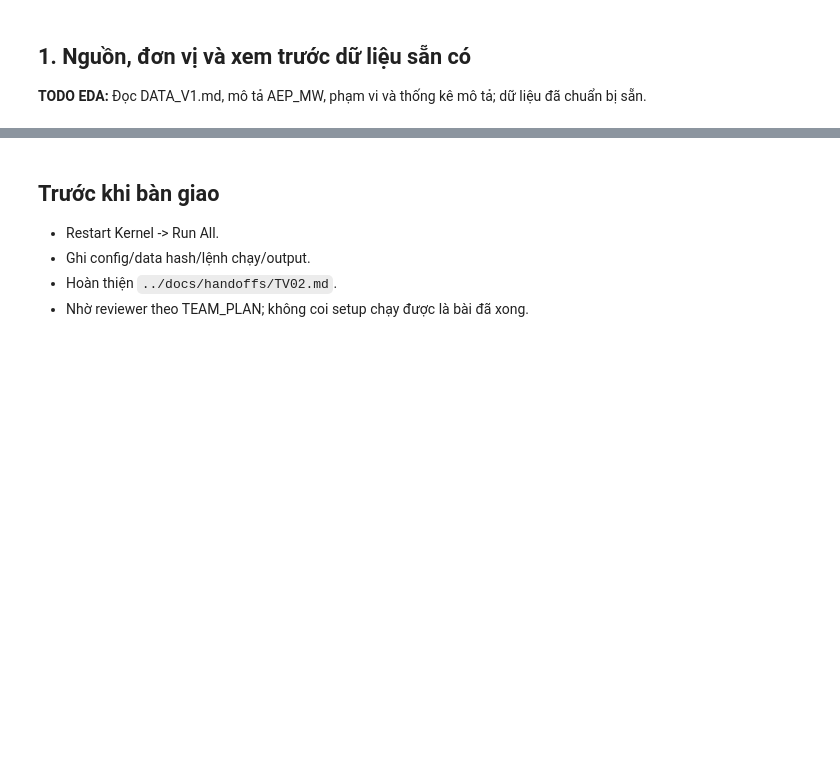
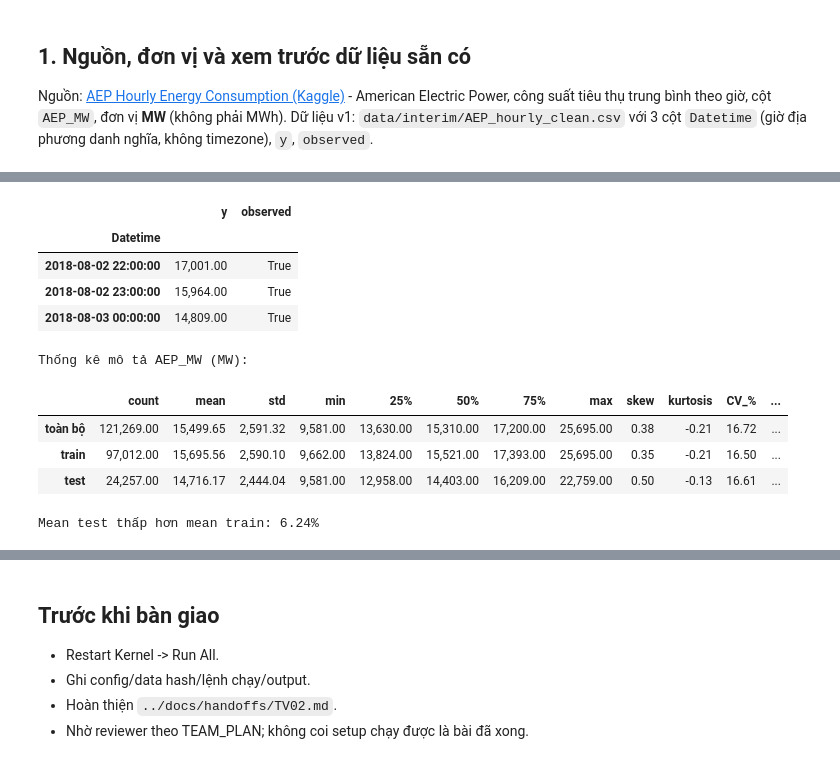
Before and after one commit to thvhieu/Time_series_lab3, a Jupyter notebook: notebooks/01_data_eda.ipynb, the cells around one changed output, grey strips where cells are left out. Saved outputs shown, nothing was run; the diff lists cells and outputs as text; code cells hidden in the pictures; blank space fills up the shorter version.

```diff
--- a/notebooks/01_data_eda.ipynb
+++ b/notebooks/01_data_eda.ipynb
@@ -30,7 +37,69 @@ print({"raw_rows": quality["raw_rows"], "train_rows": len(train),
 # %% [markdown]
 ## 1. Nguồn, đơn vị và xem trước dữ liệu sẵn có
 
-**TODO EDA:** Đọc DATA_V1.md, mô tả AEP_MW, phạm vi và thống kê mô tả; dữ liệu đã chuẩn bị sẵn.
+Nguồn: [AEP Hourly Energy Consumption (Kaggle)](https://www.kaggle.com/datasets/robikscube/hourly-energy-consumption?select=AEP_hourly.csv) - American Electric Power, công suất tiêu thụ trung bình theo giờ, cột `AEP_MW`, đơn vị **MW** (không phải MWh). Dữ liệu v1: `data/interim/AEP_hourly_clean.csv` với 3 cột `Datetime` (giờ địa phương danh nghĩa, không timezone), `y`, `observed`.
 # %%
-# TODO: viết code tái tạo phần này và lưu output đúng hợp đồng.
-# TODO: bổ sung nhận xét dựa trên kết quả chạy thật.
+import platform
+import numpy as np
+import pandas as pd
+import matplotlib
+import matplotlib.pyplot as plt
+from IPython.display import display
+
+pd.set_option("display.float_format", lambda v: f"{v:,.2f}")
+plt.rcParams.update({"figure.dpi": 100, "axes.grid": True, "grid.alpha": 0.3,
+                     "axes.spines.top": False, "axes.spines.right": False})
+FIG = ROOT / "reports/figures"
+TAB = ROOT / "reports/tables"
+FIG.mkdir(parents=True, exist_ok=True)
+TAB.mkdir(parents=True, exist_ok=True)
+SAVED = []
+
+def save_fig(fig, name):
+    fig.savefig(FIG / name, dpi=120, bbox_inches="tight")
+    SAVED.append(f"reports/figures/{name}")
+
+def save_tab(df, name):
+    df.to_csv(TAB / name, float_format="%.3f", encoding="utf-8")
+    SAVED.append(f"reports/tables/{name}")
+
+# Chuỗi target theo trục giờ danh nghĩa (NaN ở giờ thiếu được giữ nguyên)
+cut = pd.Timestamp(cfg["test_start"])
+s_all = frame["y"]
+s_train = s_all[s_all.index < cut]
+s_test = s_all[s_all.index >= cut]
+
+overview = pd.Series({
+    "Nguồn": quality["source_url"],
+    "Đơn vị": quality["unit"],
+    "Từ": quality["start"], "Đến": quality["end"],
+    "Dòng CSV gốc": quality["raw_rows"],
+    "Timestamp trùng (dòng)": quality["duplicate_timestamp_rows"],
+    "Giờ trục danh nghĩa": quality["grid_rows"],
+    "Giờ có target": quality["observed_targets"],
+    "Giờ thiếu target": quality["missing_nominal_hours"],
+    "test_start": cfg["test_start"],
+    "Train (giờ / có target)": f"{len(s_train):,} / {s_train.notna().sum():,}",
+    "Test (giờ / có target)": f"{len(s_test):,} / {s_test.notna().sum():,}",
+}, name="Giá trị")
+display(overview.to_frame())
+display(frame.head(3))
+display(frame.tail(3))
+
+def describe(s):
+    d = s.describe().astype(object)
+    d["skew"] = s.skew()
+    d["kurtosis"] = s.kurt()
+    d["CV_%"] = 100 * s.std() / s.mean()
+    d["missing"] = int(s.isna().sum())
+    d["idxmin"] = s.idxmin()
+    d["idxmax"] = s.idxmax()
+    return d
+
+stats = pd.DataFrame({"toàn bộ": describe(s_all), "train": describe(s_train),
+                      "test": describe(s_test)}).T
+save_tab(stats, "eda_descriptive_stats.csv")
+print("Thống kê mô tả AEP_MW (MW):")
+display(stats)
+print(f"Mean test thấp hơn mean train: {100 * (1 - s_test.mean() / s_train.mean()):.2f}%")
+# %% [output]
@@ -36,0 +124,11 @@ print({"raw_rows": quality["raw_rows"], "train_rows": len(train),
+|  | y | observed |
+| Datetime |  |  |
+| 2018-08-02 22:00:00 | 17,001.00 | True |
+| 2018-08-02 23:00:00 | 15,964.00 | True |
+| 2018-08-03 00:00:00 | 14,809.00 | True |
+Thống kê mô tả AEP_MW (MW):
+|  | count | mean | std | min | 25% | 50% | 75% | max | skew | kurtosis | CV_% | ... |
+| toàn bộ | 121,269.00 | 15,499.65 | 2,591.32 | 9,581.00 | 13,630.00 | 15,310.00 | 17,200.00 | 25,695.00 | 0.38 | -0.21 | 16.72 | ... |
+| train | 97,012.00 | 15,695.56 | 2,590.10 | 9,662.00 | 13,824.00 | 15,521.00 | 17,393.00 | 25,695.00 | 0.35 | -0.21 | 16.50 | ... |
+| test | 24,257.00 | 14,716.17 | 2,444.04 | 9,581.00 | 12,958.00 | 14,403.00 | 16,209.00 | 22,759.00 | 0.50 | -0.13 | 16.61 | ... |
+Mean test thấp hơn mean train: 6.24%
```
Also changed, not shown: parts of 15 cells of this notebook, 13 other files.
